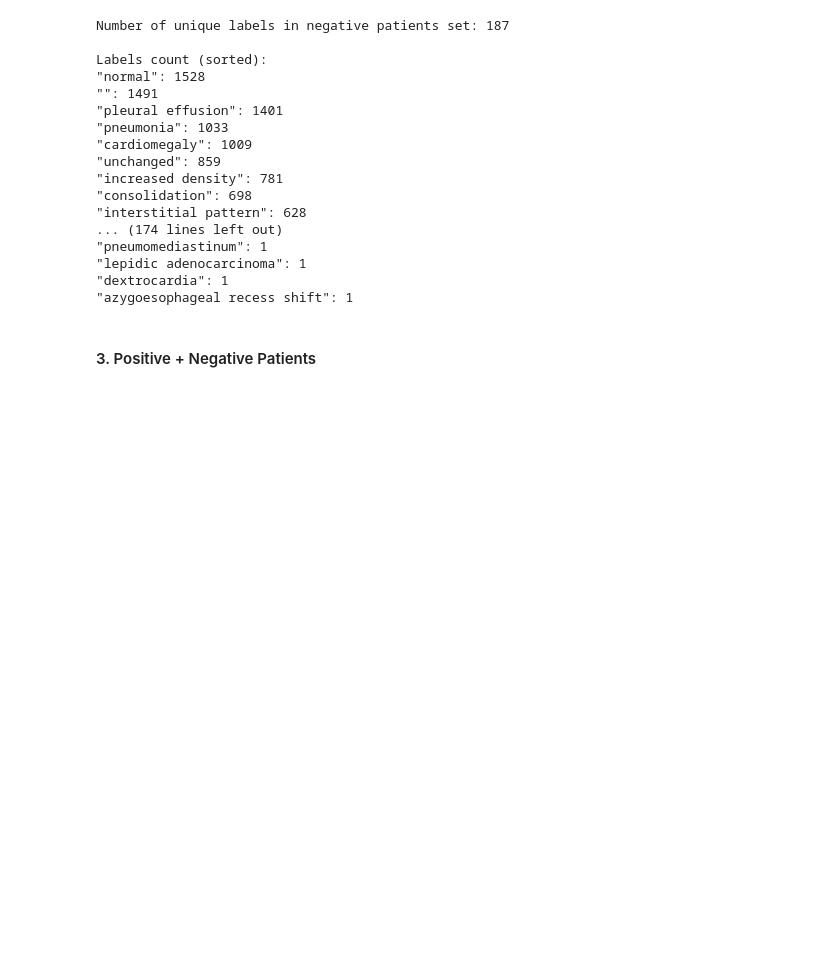
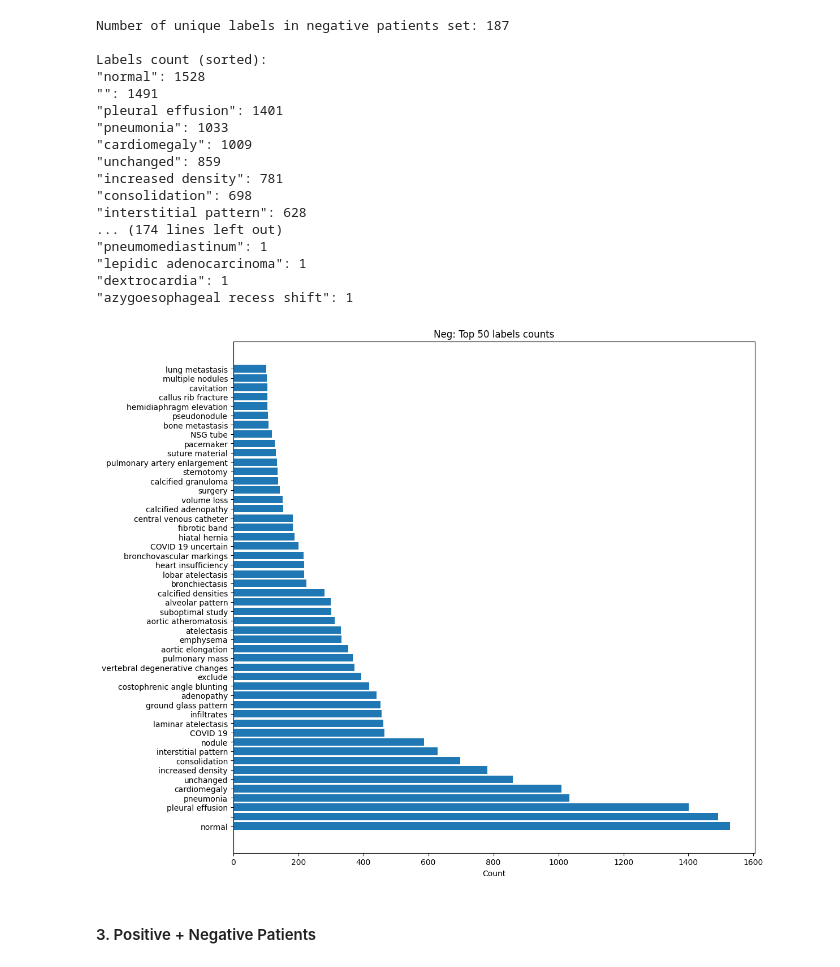
Before and after one commit to deephealthproject/UC15_pipeline, a Jupyter notebook: pyeddl_pipeline/data_exploration.ipynb, the cells around one changed output. Saved outputs shown, nothing was run; the diff lists cells and outputs as text; code cells hidden in the pictures; blank space fills up the shorter version.

```diff
--- a/pyeddl_pipeline/data_exploration.ipynb
+++ b/pyeddl_pipeline/data_exploration.ipynb
@@ -944,10 +963,15 @@ Labels count (sorted):
 #### 2. Negative patients
 # %%
 print(f"Number of unique labels in negative patients set: {len(neg_labels_counter)}")
+
+label_names = []
+label_counts = []
 
 print("\nLabels count (sorted):")
 for label, counter in sorted(neg_labels_counter.items(), key=lambda x: x[1], reverse=True):
     print(f'"{label}": {counter}')
+    label_names.append(label)
+    label_counts.append(counter)
 # %% [output]
 Number of unique labels in negative patients set: 187
 
@@ -966,6 +990,20 @@ Labels count (sorted):
 "lepidic adenocarcinoma": 1
 "dextrocardia": 1
 "azygoesophageal recess shift": 1
+# %%
+N = 50
+y_pos = np.arange(N)
+
+plt.figure(figsize=(12, 10), dpi=100)
+plt.barh(y_pos, label_counts[:N], align='center')
+plt.yticks(y_pos, label_names[:N])
+plt.xlabel('Count')
+plt.title(f'Neg: Top {N} labels counts')
+
+plt.tight_layout()
+plt.show()
+# %% [output]
+[figure, added]
 # %% [markdown]
 #### 3. Positive + Negative Patients
 # %%
```
Also changed, not shown: parts of 4 cells of this notebook, 1 other file.
